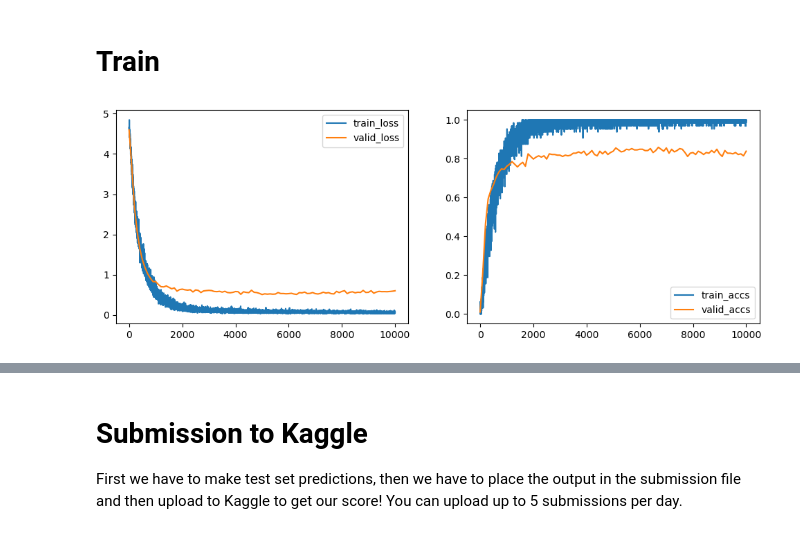
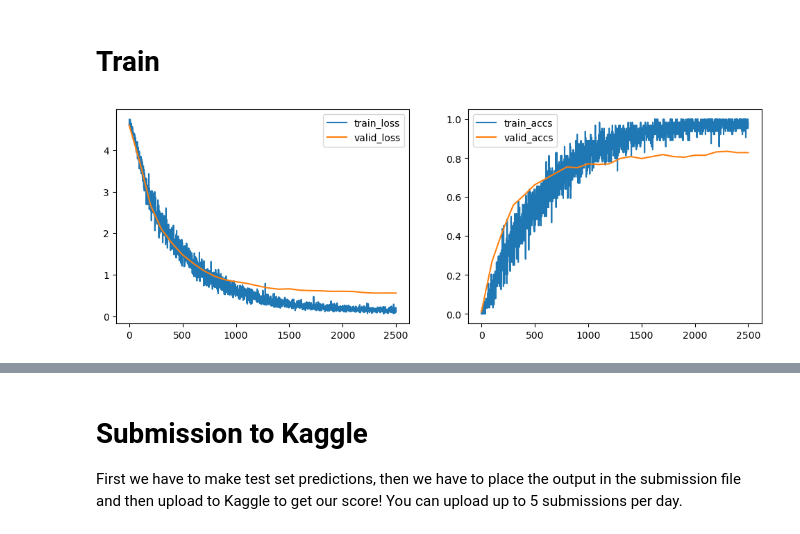
Before and after one commit to KMSeenmaa/02456-deep-learning-with-PyTorch, a Jupyter notebook: 6_Mini_Project/6.1-EXE-Kaggle-Leaf-Challenge.ipynb, the cells around one changed output, grey strips where cells are left out. Drawn from its saved outputs; the diff is of its cells as text; code cells hidden in the pictures.

```diff
--- a/6_Mini_Project/6.1-EXE-Kaggle-Leaf-Challenge.ipynb
+++ b/6_Mini_Project/6.1-EXE-Kaggle-Leaf-Challenge.ipynb
@@ -683,7 +683,7 @@ tensor([[ 0.1682,  0.0276,  0.1737,  ..., -0.1756, -0.3750, -0.3524],
 # %%
 # Setup settings for training
 VALIDATION_SIZE = 0.3 # 0.1 is ~ 100 samples for validation
-max_iter = 10000
+max_iter = 2500
 log_every = 100
 eval_every = 100
 
@@ -743,34 +743,34 @@ for i, batch_train in enumerate(batch_gen.gen_train()):
     labels_argmax = torch.max(get_labels(batch_train), 1)[1]
     batch_loss = criterion(output['out'], labels_argmax)
 
     train_iter.append(i)
     train_loss.append(float(get_numpy(batch_loss)))
     train_accs.append(float(get_numpy(accuracy(output['out'], labels_argmax))))
 
     optimizer.zero_grad()
     batch_loss.backward()
     optimizer.step()
 
     # Log i figure
     if i % log_every == 0:
         fig = plt.figure(figsize=(12,4))
         plt.subplot(1, 2, 1)
         plt.plot(train_iter, train_loss, label='train_loss')
         plt.plot(valid_iter, valid_loss, label='valid_loss')
         plt.legend()
 
         plt.subplot(1, 2, 2)
         plt.plot(train_iter, train_accs, label='train_accs')
         plt.plot(valid_iter, valid_accs, label='valid_accs')
         plt.legend()
         plt.show()
         clear_output(wait=True)
 #         print("Train, it: {} loss: {:.2f} accs: {:.2f}".format(i, train_loss[-1], train_accs[-1]))
 
     if max_iter < i:
         break
 # %% [output]
-[figure, old version]
+[figure, new version]
 # %% [markdown]
 ## Exercise 9
 
```
Also changed, not shown: parts of 5 cells of this notebook.
